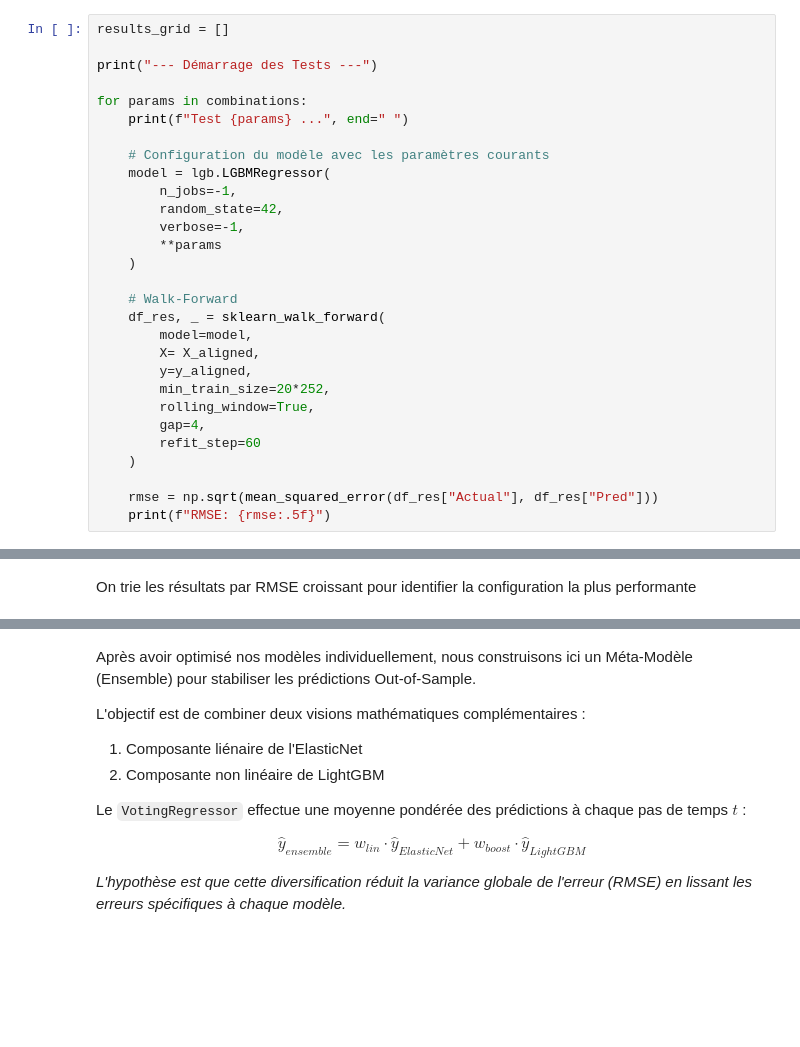
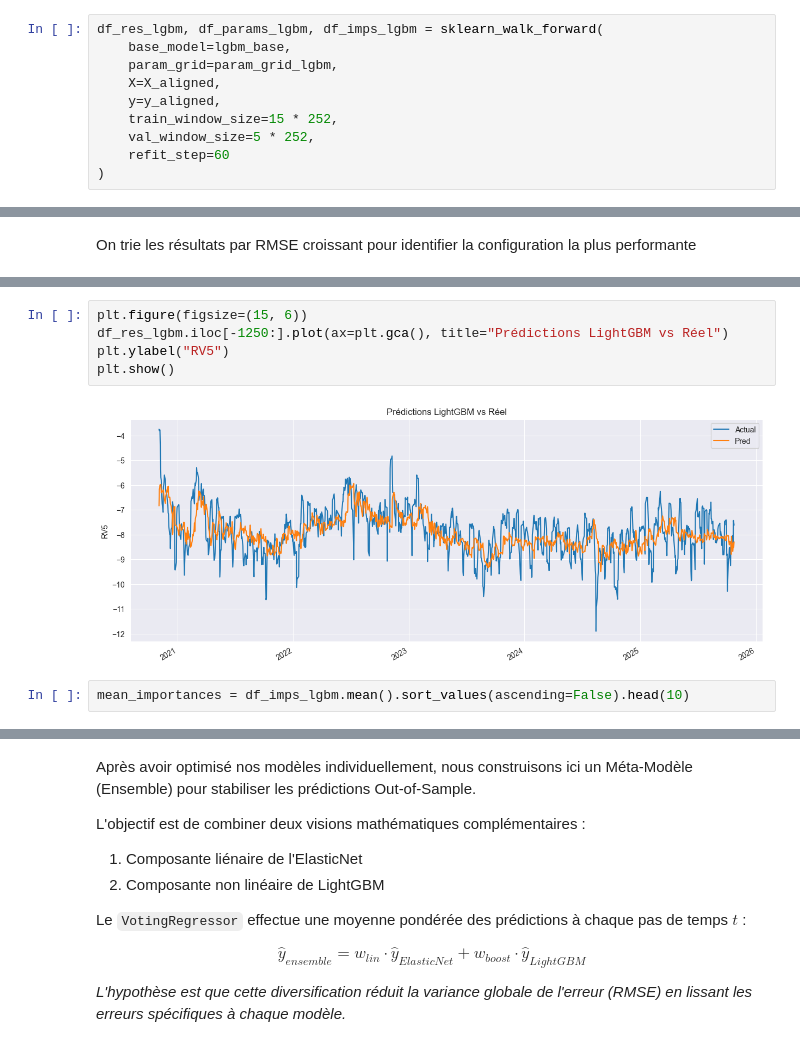
Before and after one commit to AntoninDevalland/Projet_Ml_Momentum, a Jupyter notebook: main_v2.ipynb, the cells around one changed output, grey strips where cells are left out. Saved outputs shown, nothing was run; the diff lists cells and outputs as text; blank space fills up the shorter version.

Commit message:
LGBM + Voting regressor

```diff
--- a/main_v2.ipynb
+++ b/main_v2.ipynb
@@ -1288,29 +1302,10 @@ Exécution de la Grid Search On lance le Walk-Forward sur chaque configuration
 # %%
-results_grid = []
-
-print("--- Démarrage des Tests ---")
-
-for params in combinations:
-    print(f"Test {params} ...", end=" ")
-
-    # Configuration du modèle avec les paramètres courants
-    model = lgb.LGBMRegressor(
-        n_jobs=-1,
-        random_state=42,
-        verbose=-1,
-        **params
-    )
-
-    # Walk-Forward
-    df_res, _ = sklearn_walk_forward(
-        model=model,
-        X= X_aligned,
-        y=y_aligned,
-        min_train_size=20*252,
-        rolling_window=True,
-        gap=4,
-        refit_step=60
-    )
-
-    rmse = np.sqrt(mean_squared_error(df_res["Actual"], df_res["Pred"]))
-    print(f"RMSE: {rmse:.5f}")
+df_res_lgbm, df_params_lgbm, df_imps_lgbm = sklearn_walk_forward(
+    base_model=lgbm_base,
+    param_grid=param_grid_lgbm,
+    X=X_aligned,
+    y=y_aligned,
+    train_window_size=15 * 252,
+    val_window_size=5 * 252,
+    refit_step=60
+)
@@ -1402,0 +1327,9 @@ plt.show()
+# %%
+plt.figure(figsize=(15, 6))
+df_res_lgbm.iloc[-1250:].plot(ax=plt.gca(), title="Prédictions LightGBM vs Réel")
+plt.ylabel("RV5")
+plt.show()
+# %% [output]
+[figure, added]
+# %%
+mean_importances = df_imps_lgbm.mean().sort_values(ascending=False).head(10)
```
Also changed, not shown: parts of 31 cells of this notebook.
